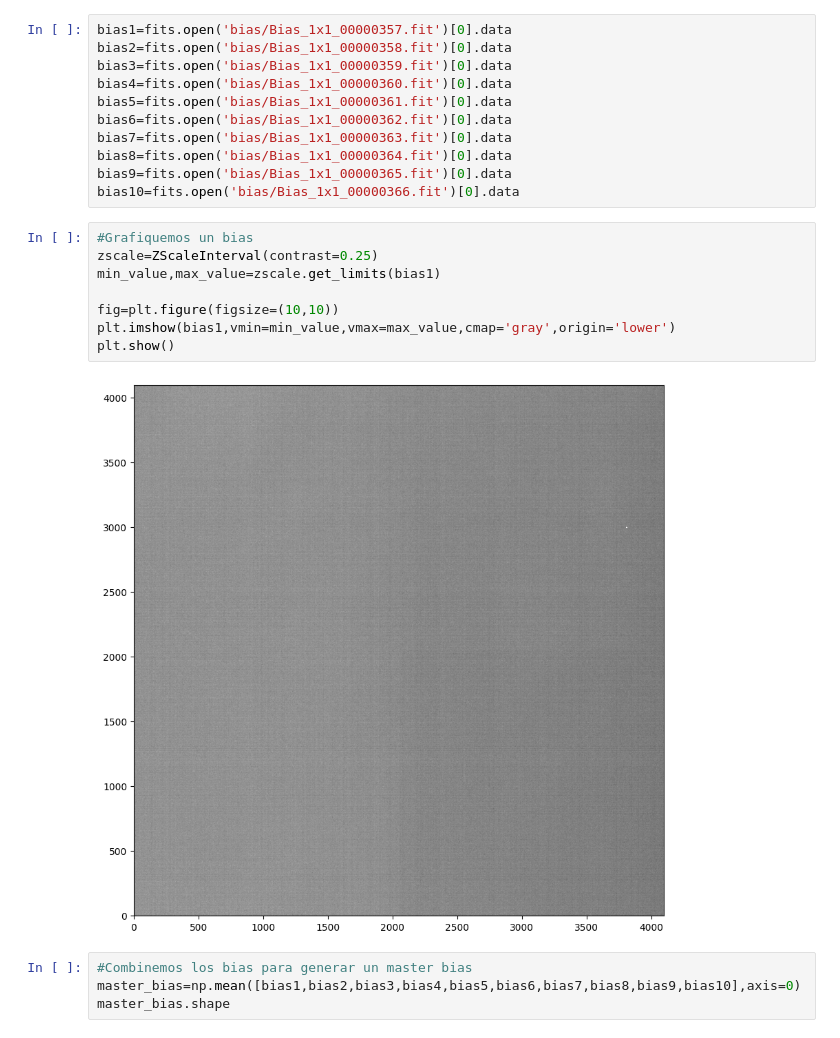
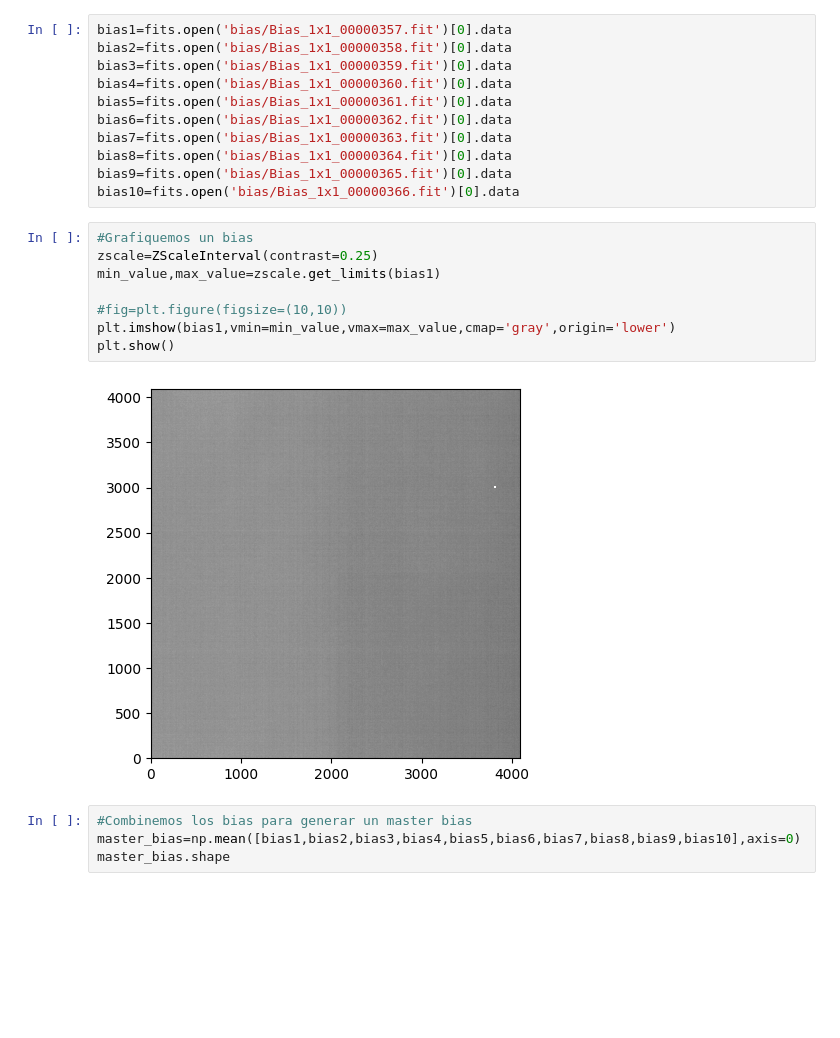
Before and after one commit to Bnyio/Instrumentacion2024, a Jupyter notebook: MasterBias.ipynb, the cells around one changed output. Saved outputs shown, nothing was run; the diff lists cells and outputs as text; blank space fills up the shorter version.

```diff
--- a/MasterBias.ipynb
+++ b/MasterBias.ipynb
@@ -20,13 +18,13 @@ bias10=fits.open('bias/Bias_1x1_00000366.fit')[0].data
 # %%
 #Grafiquemos un bias
 zscale=ZScaleInterval(contrast=0.25)
 min_value,max_value=zscale.get_limits(bias1)
 
-fig=plt.figure(figsize=(10,10))
+#fig=plt.figure(figsize=(10,10))
 plt.imshow(bias1,vmin=min_value,vmax=max_value,cmap='gray',origin='lower')
 plt.show()
 # %% [output]
-[figure, old version]
+[figure, new version]
 # %%
 #Combinemos los bias para generar un master bias
 master_bias=np.mean([bias1,bias2,bias3,bias4,bias5,bias6,bias7,bias8,bias9,bias10],axis=0)
```
Also changed, not shown: parts of 2 cells of this notebook, 2 other files.
